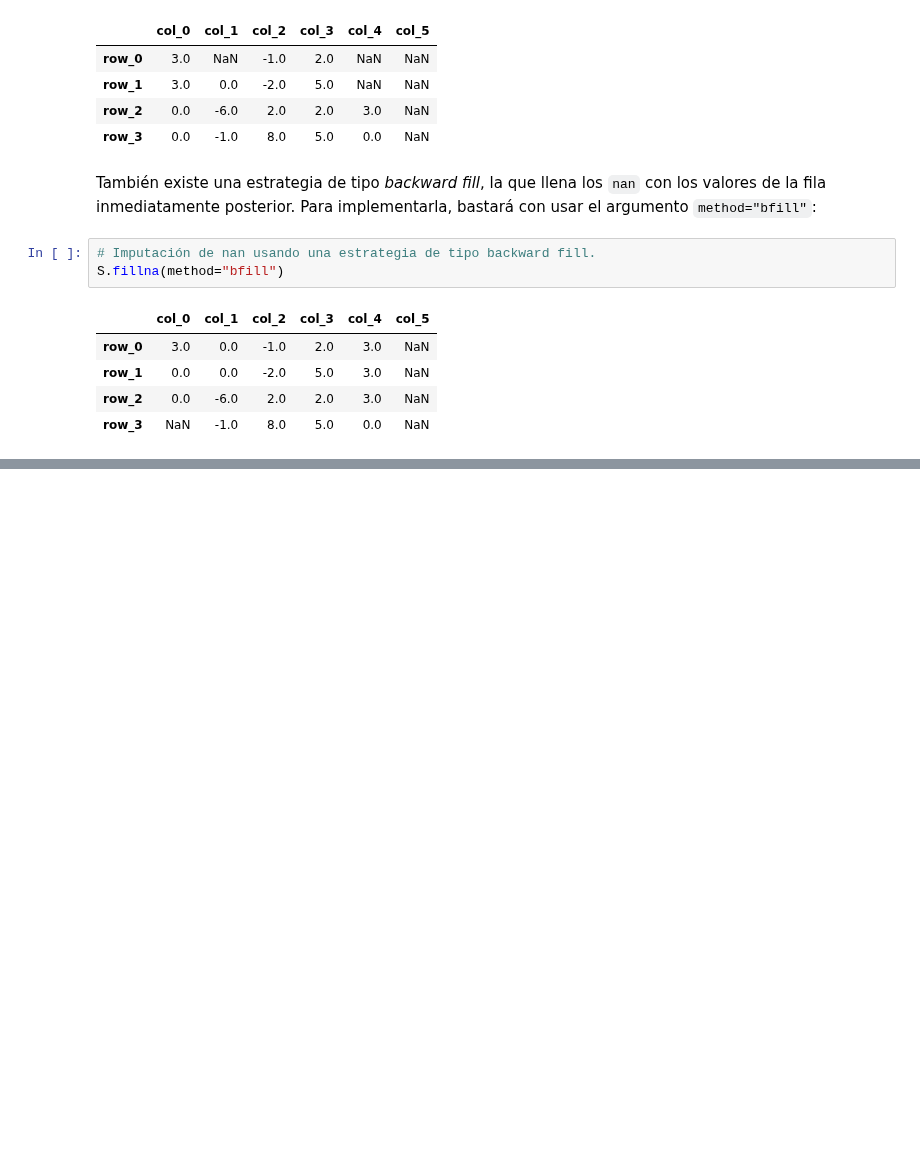
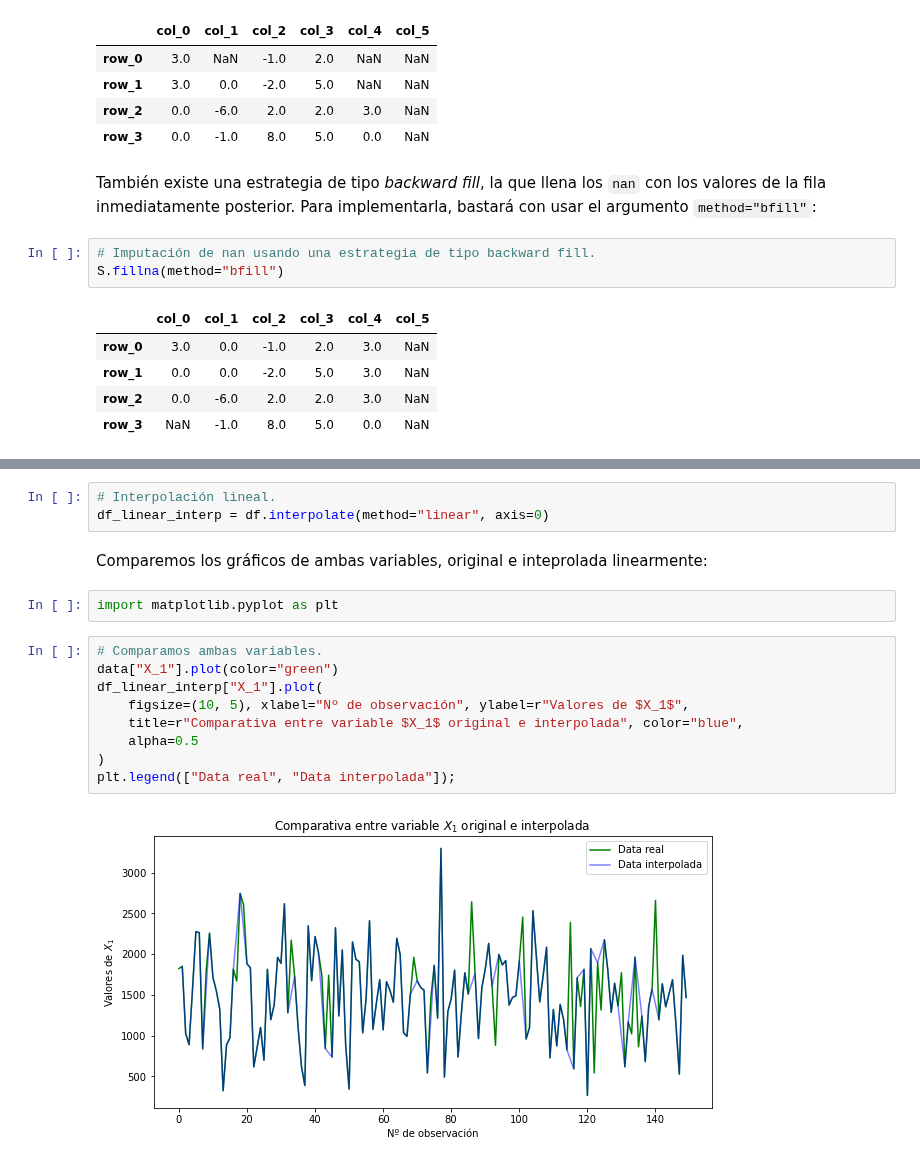
Before and after one commit to rquezadac/udd_data_analytics_lectures, a Jupyter notebook: seccion_02_pandas/clase_2_2.ipynb, the cells around one changed output, grey strips where cells are left out. Drawn from its saved outputs; the diff is of its cells as text; blank space fills up the shorter version.

```diff
--- a/seccion_02_pandas/clase_2_2.ipynb
+++ b/seccion_02_pandas/clase_2_2.ipynb
@@ -1224,0 +1281,18 @@ La interpretación geométrica relativa a una interpolación del tipo lineal se
+# %%
+# Interpolación lineal.
+df_linear_interp = df.interpolate(method="linear", axis=0)
+# %% [markdown]
+Comparemos los gráficos de ambas variables, original e inteprolada linearmente:
+# %%
+import matplotlib.pyplot as plt
+# %%
+# Comparamos ambas variables.
+data["X_1"].plot(color="green")
+df_linear_interp["X_1"].plot(
+    figsize=(10, 5), xlabel="Nº de observación", ylabel=r"Valores de $X_1$",
+    title=r"Comparativa entre variable $X_1$ original e interpolada", color="blue",
+    alpha=0.5
+)
+plt.legend(["Data real", "Data interpolada"]);
+# %% [output]
+[figure, added]
```
Also changed, not shown: parts of 34 cells of this notebook.
